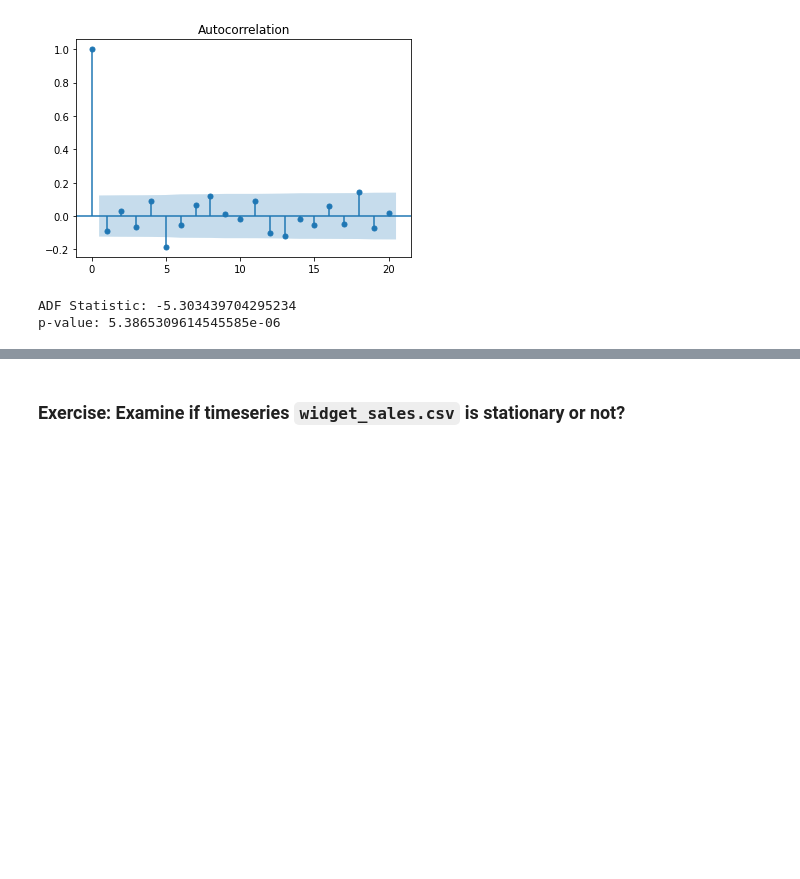
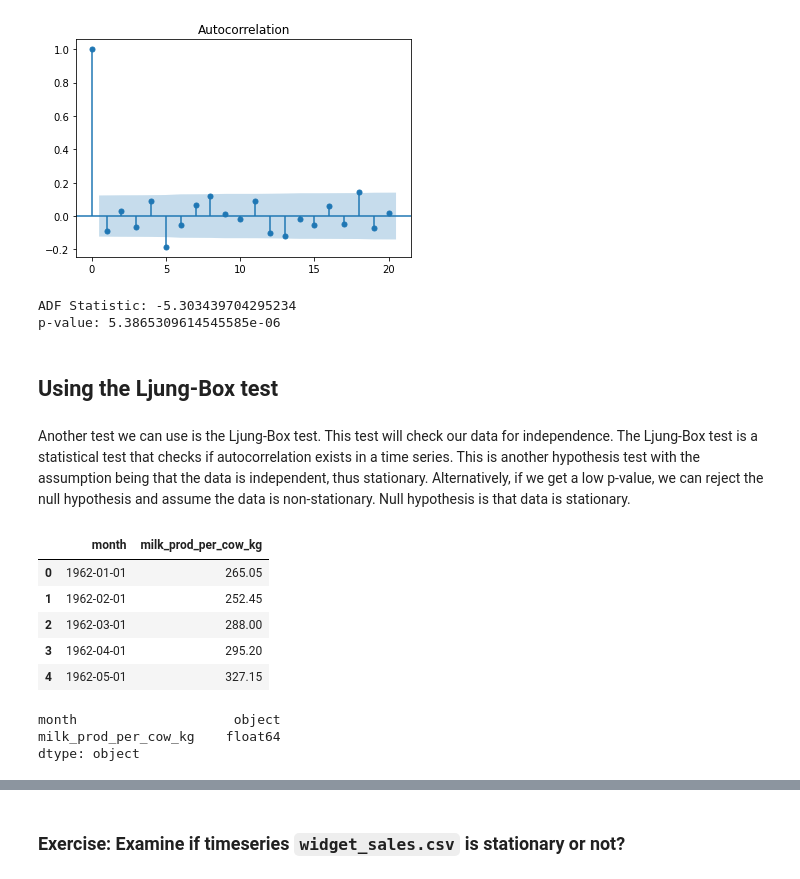
Before and after one commit to harnalashok/timeseries, a Jupyter notebook: ADF_test_and_ACF.ipynb, the cells around one changed output, grey strips where cells are left out. Cells and saved outputs as stored; diff of their text form; code cells hidden in the pictures; blank space fills up the shorter version.

```diff
--- a/ADF_test_and_ACF.ipynb
+++ b/ADF_test_and_ACF.ipynb
@@ -181,3 +188,20 @@ print(f'p-value: {GOOGL_diff_ADF_result[1]}')
 # %% [output]
 ADF Statistic: -5.303439704295234
 p-value: 5.3865309614545585e-06
+# %% [markdown]
+## Using the Ljung-Box test
+# %% [markdown]
+Another test we can use is the Ljung-Box test. This test will check our data for independence. The Ljung-Box test is a statistical test that checks if autocorrelation exists in a time series. This is another hypothesis test with the assumption being that the data is independent, thus stationary. Alternatively, if we get a low p-value, we can reject the null hypothesis and assume the data is non-stationary. Null hypothesis is that data is stationary.
+# %%
+# Read the data:
+df = pd.read_csv('https://raw.githubusercontent.com/ourcodingclub/CC-time-series/master/monthly_milk.csv')
+# %% [output]
+|  | month | milk_prod_per_cow_kg |
+| 0 | 1962-01-01 | 265.05 |
+| 1 | 1962-02-01 | 252.45 |
+| 2 | 1962-03-01 | 288.00 |
+| 3 | 1962-04-01 | 295.20 |
+| 4 | 1962-05-01 | 327.15 |
+month                    object
+milk_prod_per_cow_kg    float64
+dtype: object
```
Also changed, not shown: parts of 9 cells of this notebook.
